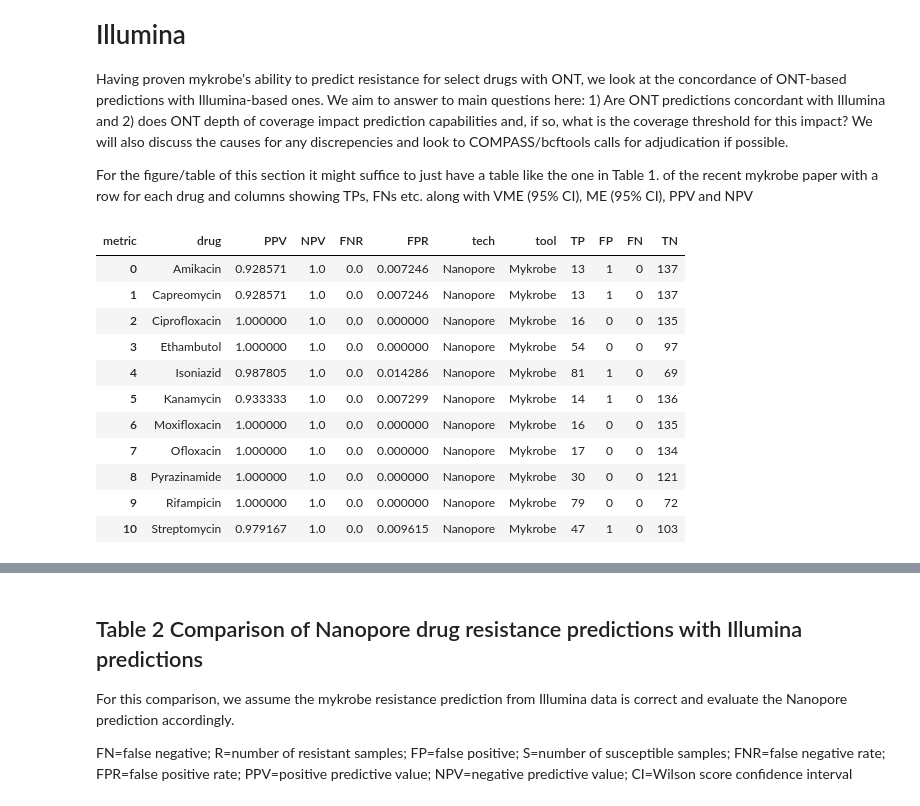
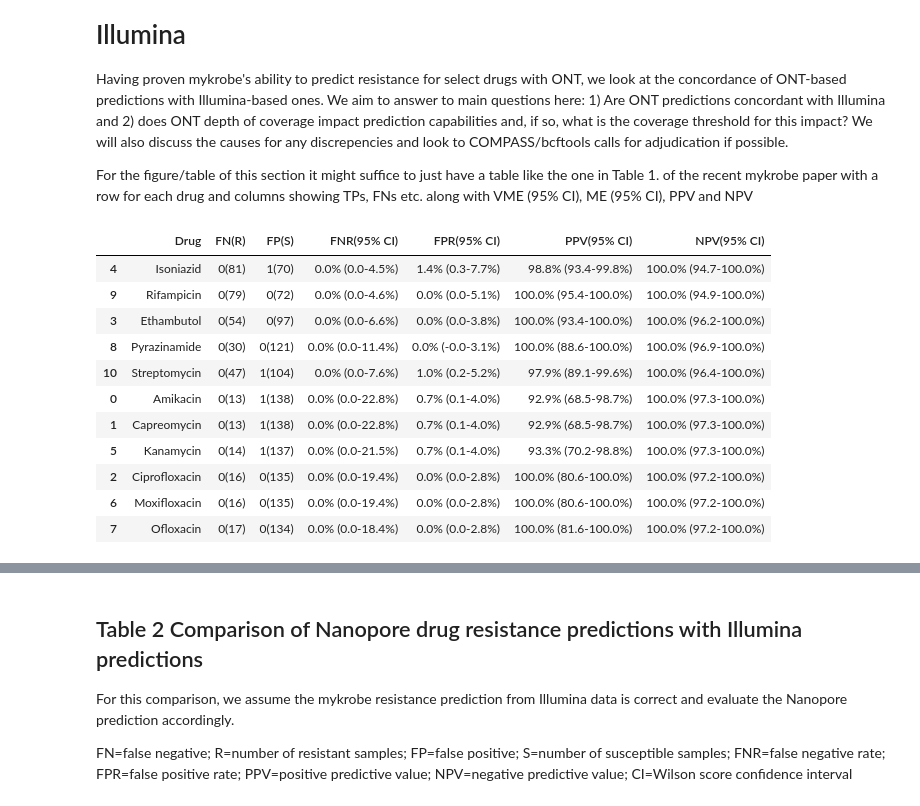
Before and after one commit to mbhall88/head_to_head_pipeline, a Jupyter notebook: analysis/resistance_prediction/workflow/notebooks/analysis_eda.ipynb, the cells around one changed output, grey strips where cells are left out. Saved outputs shown, nothing was run; the diff lists cells and outputs as text; code cells hidden in the pictures.

```diff
--- a/analysis/resistance_prediction/workflow/notebooks/analysis_eda.ipynb
+++ b/analysis/resistance_prediction/workflow/notebooks/analysis_eda.ipynb
@@ -1006,43 +1006,86 @@ for (drug, tech, tool), cm in conf_mxs.items():
     npv = cm.npv()[0]
     vme = cm.fnr()[0]
     me = cm.fpr()[0]
     metrics.append((drug, ppv, npv, vme, me, tech, tool))
 
 summary_cols = ["drug", "PPV", "NPV", "FNR", "FPR", "tech", "tool"]
 
 summary = pd.DataFrame(metrics, columns=summary_cols).melt(
     id_vars=["drug", "tool", "tech"], var_name="metric"
 )
 table = summary.set_index(["drug", "tool", "tech", "metric"])["value"].unstack().reset_index()
 table = table[summary_cols]
 
 counts = calls.groupby(["drug", "tool", "tech", "classification"])["sample"].count()
 for clf in ["TP", "FP", "FN", "TN"]:
     table[clf] = 0
 
 for i, row in table.iterrows():
     ix = (row["drug"], row["tech"], row["tool"])
     cm = conf_mxs[ix]
     table.at[i, "TP"] = cm.tp
     table.at[i, "FP"] = cm.fp
     table.at[i, "TN"] = cm.tn
     table.at[i, "FN"] = cm.fn
 
 for k in ["drug", "tech", "tool"]:
     table[k] = table[k].str.capitalize()
 
+rows = []
+ci_str = (
+    lambda tup: f"{tup[0]:.1%} ({tup[1]*100:.1f}-{tup[2]:.1%})"
+    if tup[0] is not None
+    else "-"
+)
+for i, row in table.iterrows():
+    cm = ConfusionMatrix(tp=row["TP"], fp=row["FP"], tn=row["TN"], fn=row["FN"])
+    npv = cm.npv()
+    ppv = cm.ppv()
+    vme = cm.fnr()
+    me = cm.fpr()
+    fn_str = f"{cm.fn}({cm.num_positive()})"
+    fp_str = f"{cm.fp}({cm.num_negative()})"
+    rows.append(
+        (row["drug"], fn_str, fp_str, ci_str(vme), ci_str(me), ci_str(ppv), ci_str(npv))
+    )
+pretty_cols = [
+    "Drug",
+#     "Tool",
+#     "Technology",
+    "FN(R)",
+    "FP(S)",
+    "FNR(95% CI)",
+    "FPR(95% CI)",
+    "PPV(95% CI)",
+    "NPV(95% CI)",
+]
+drug_order = [
+    "Isoniazid",
+    "Rifampicin",
+    "Ethambutol",
+    "Pyrazinamide",
+    "Streptomycin",
+    "Amikacin",
+    "Capreomycin",
+    "Kanamycin",
+    "Ciprofloxacin",
+    "Moxifloxacin",
+    "Ofloxacin",
+]
+table = pd.DataFrame(rows, columns=pretty_cols)
+table.sort_values(by="Drug", inplace=True, key=lambda ds: [drug_order.index(d) for d in ds])
 table
 # %% [output]
-| metric | drug | PPV | NPV | FNR | FPR | tech | tool | TP | FP | FN | TN |
-| 0 | Amikacin | 0.928571 | 1.0 | 0.0 | 0.007246 | Nanopore | Mykrobe | 13 | 1 | 0 | 137 |
-| 1 | Capreomycin | 0.928571 | 1.0 | 0.0 | 0.007246 | Nanopore | Mykrobe | 13 | 1 | 0 | 137 |
-| 2 | Ciprofloxacin | 1.000000 | 1.0 | 0.0 | 0.000000 | Nanopore | Mykrobe | 16 | 0 | 0 | 135 |
-| 3 | Ethambutol | 1.000000 | 1.0 | 0.0 | 0.000000 | Nanopore | Mykrobe | 54 | 0 | 0 | 97 |
-| 4 | Isoniazid | 0.987805 | 1.0 | 0.0 | 0.014286 | Nanopore | Mykrobe | 81 | 1 | 0 | 69 |
-| 5 | Kanamycin | 0.933333 | 1.0 | 0.0 | 0.007299 | Nanopore | Mykrobe | 14 | 1 | 0 | 136 |
-| 6 | Moxifloxacin | 1.000000 | 1.0 | 0.0 | 0.000000 | Nanopore | Mykrobe | 16 | 0 | 0 | 135 |
-| 7 | Ofloxacin | 1.000000 | 1.0 | 0.0 | 0.000000 | Nanopore | Mykrobe | 17 | 0 | 0 | 134 |
-| 8 | Pyrazinamide | 1.000000 | 1.0 | 0.0 | 0.000000 | Nanopore | Mykrobe | 30 | 0 | 0 | 121 |
-| 9 | Rifampicin | 1.000000 | 1.0 | 0.0 | 0.000000 | Nanopore | Mykrobe | 79 | 0 | 0 | 72 |
-| 10 | Streptomycin | 0.979167 | 1.0 | 0.0 | 0.009615 | Nanopore | Mykrobe | 47 | 1 | 0 | 103 |
+|  | Drug | FN(R) | FP(S) | FNR(95% CI) | FPR(95% CI) | PPV(95% CI) | NPV(95% CI) |
+| 4 | Isoniazid | 0(81) | 1(70) | 0.0% (0.0-4.5%) | 1.4% (0.3-7.7%) | 98.8% (93.4-99.8%) | 100.0% (94.7-100.0%) |
+| 9 | Rifampicin | 0(79) | 0(72) | 0.0% (0.0-4.6%) | 0.0% (0.0-5.1%) | 100.0% (95.4-100.0%) | 100.0% (94.9-100.0%) |
+| 3 | Ethambutol | 0(54) | 0(97) | 0.0% (0.0-6.6%) | 0.0% (0.0-3.8%) | 100.0% (93.4-100.0%) | 100.0% (96.2-100.0%) |
+| 8 | Pyrazinamide | 0(30) | 0(121) | 0.0% (0.0-11.4%) | 0.0% (-0.0-3.1%) | 100.0% (88.6-100.0%) | 100.0% (96.9-100.0%) |
+| 10 | Streptomycin | 0(47) | 1(104) | 0.0% (0.0-7.6%) | 1.0% (0.2-5.2%) | 97.9% (89.1-99.6%) | 100.0% (96.4-100.0%) |
+| 0 | Amikacin | 0(13) | 1(138) | 0.0% (0.0-22.8%) | 0.7% (0.1-4.0%) | 92.9% (68.5-98.7%) | 100.0% (97.3-100.0%) |
+| 1 | Capreomycin | 0(13) | 1(138) | 0.0% (0.0-22.8%) | 0.7% (0.1-4.0%) | 92.9% (68.5-98.7%) | 100.0% (97.3-100.0%) |
+| 5 | Kanamycin | 0(14) | 1(137) | 0.0% (0.0-21.5%) | 0.7% (0.1-4.0%) | 93.3% (70.2-98.8%) | 100.0% (97.3-100.0%) |
+| 2 | Ciprofloxacin | 0(16) | 0(135) | 0.0% (0.0-19.4%) | 0.0% (0.0-2.8%) | 100.0% (80.6-100.0%) | 100.0% (97.2-100.0%) |
+| 6 | Moxifloxacin | 0(16) | 0(135) | 0.0% (0.0-19.4%) | 0.0% (0.0-2.8%) | 100.0% (80.6-100.0%) | 100.0% (97.2-100.0%) |
+| 7 | Ofloxacin | 0(17) | 0(134) | 0.0% (0.0-18.4%) | 0.0% (0.0-2.8%) | 100.0% (81.6-100.0%) | 100.0% (97.2-100.0%) |
 # %%
```
Also changed, not shown: parts of 4 cells of this notebook, 2 other files.
